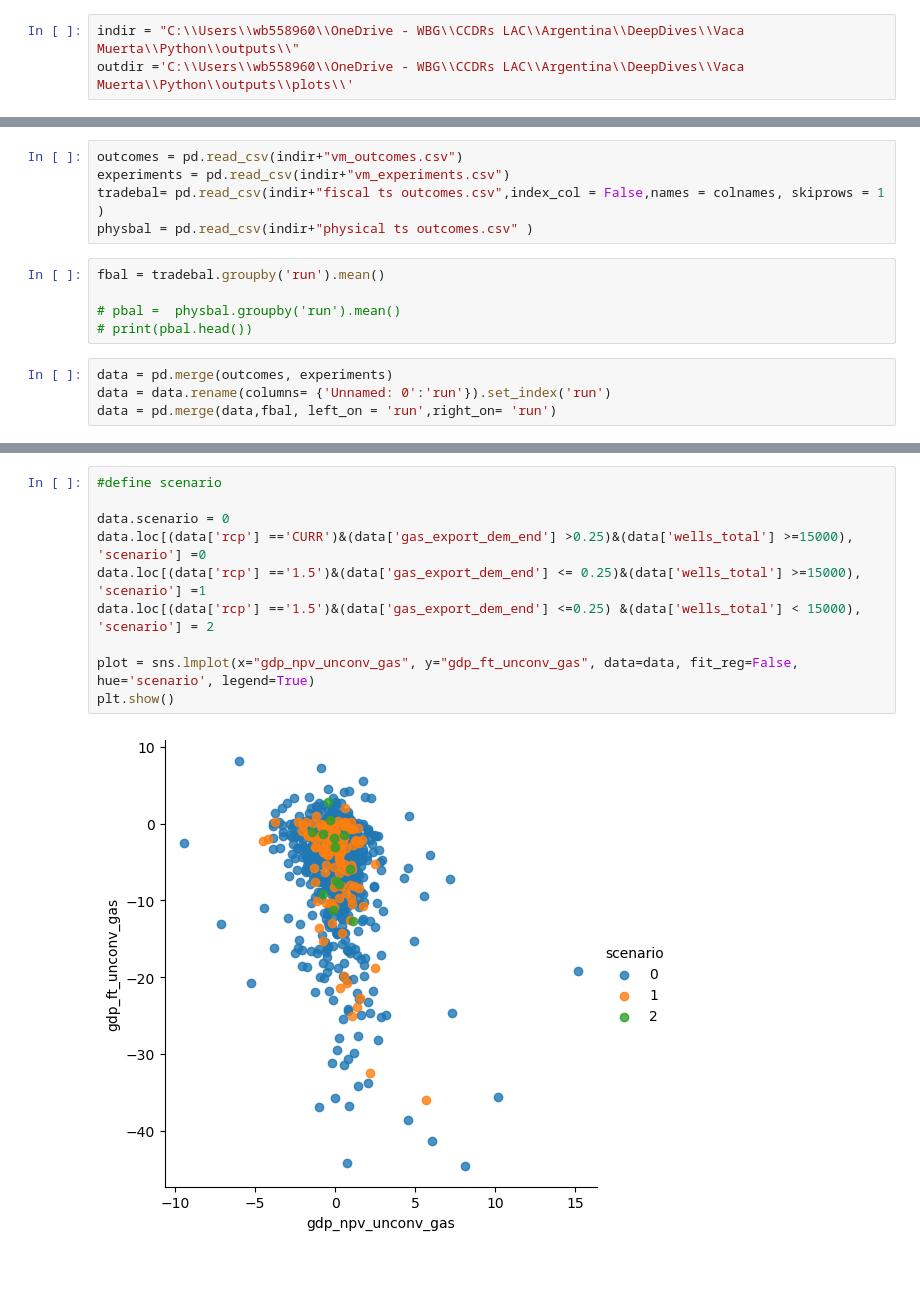
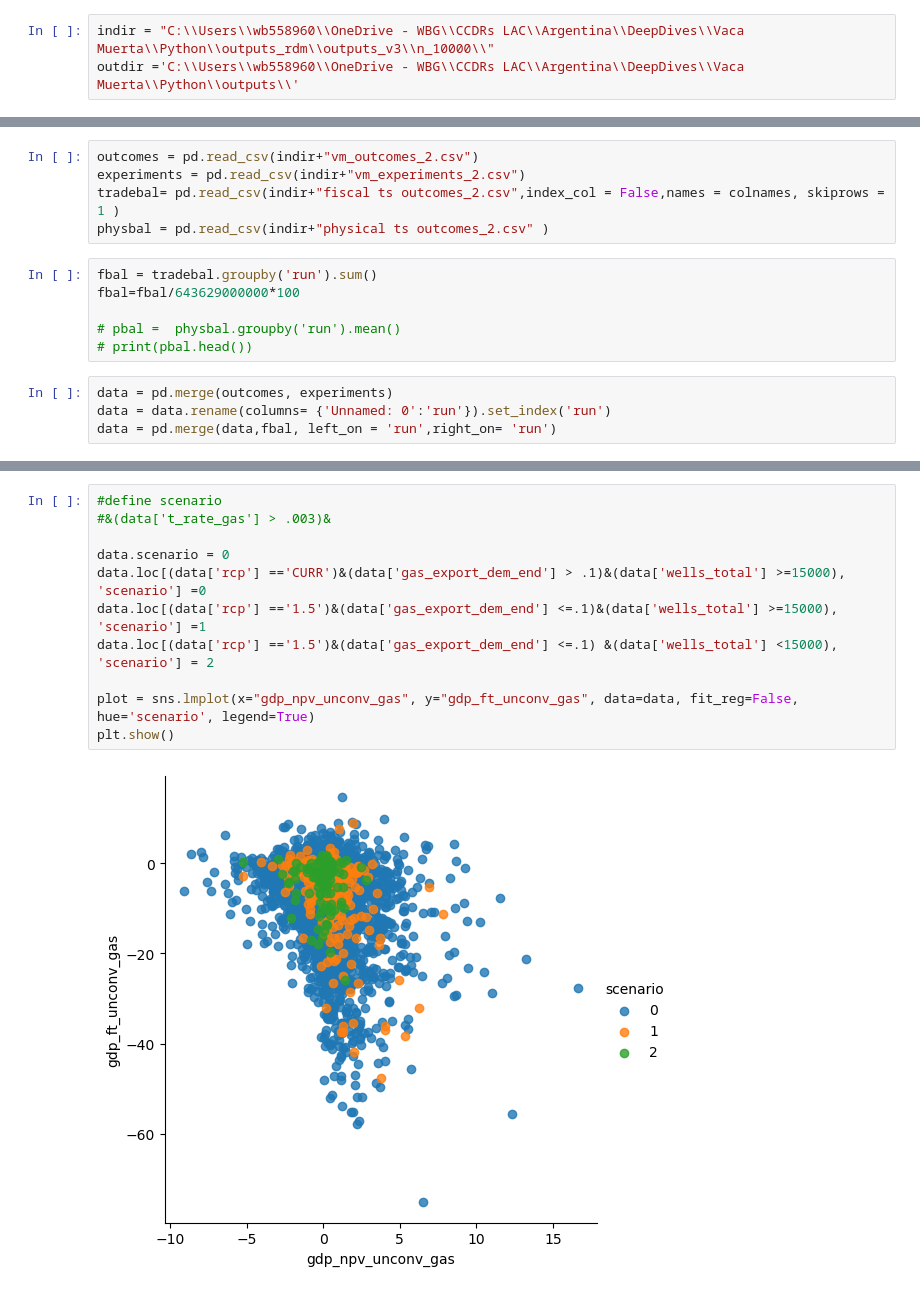
Before and after one commit to worldbank/Vacauerta, a Jupyter notebook: src/flipped.ipynb, the cells around one changed output, grey strips where cells are left out. Drawn from its saved outputs; the diff is of its cells as text.

```diff
--- a/src/flipped.ipynb
+++ b/src/flipped.ipynb
@@ -24,8 +25,8 @@ from ema_workbench.analysis import dimensional_stacking
 os.chdir('C:\\Users\\wb558960\\OneDrive - WBG\\CCDRs LAC\\Argentina\\DeepDives\\Vaca Muerta\\Python\\src')
 #print("Current working directory: {0}".format(os.getcwd()))
 # %%
-indir = "C:\\Users\\wb558960\\OneDrive - WBG\\CCDRs LAC\\Argentina\\DeepDives\\Vaca Muerta\\Python\\outputs\\"
-outdir ='C:\\Users\\wb558960\\OneDrive - WBG\\CCDRs LAC\\Argentina\\DeepDives\\Vaca Muerta\\Python\\outputs\\plots\\'
+indir = "C:\\Users\\wb558960\\OneDrive - WBG\\CCDRs LAC\\Argentina\\DeepDives\\Vaca Muerta\\Python\\outputs_rdm\\outputs_v3\\n_10000\\"
+outdir ='C:\\Users\\wb558960\\OneDrive - WBG\\CCDRs LAC\\Argentina\\DeepDives\\Vaca Muerta\\Python\\outputs\\'
 # %%
 colnames= ['year','run','Conv_gas_price','Unconv_gas_price','Conv_oil_price','Unconv_oil_price',
 'Conv_gas_ds_capex','Unconv_gas_ds_capex','Conv_oil_ds_capex','Unconv_oil_ds_capex',
@@ -41,12 +42,13 @@ colnames= ['year','run','Conv_gas_price','Unconv_gas_price','Conv_oil_price','Un
 'Conv_gas_starts','Unconv_gas_starts','Conv_oil_starts','Unconv_oil_starts',
 'Conv_gas_discount_factor','Unconv_gas_discount_factor','Conv_oil_discount_factor','Unconv_oil_discount_factor']
 # %%
-outcomes = pd.read_csv(indir+"vm_outcomes.csv")
-experiments = pd.read_csv(indir+"vm_experiments.csv")
-tradebal= pd.read_csv(indir+"fiscal ts outcomes.csv",index_col = False,names = colnames, skiprows = 1 )
-physbal = pd.read_csv(indir+"physical ts outcomes.csv" )
+outcomes = pd.read_csv(indir+"vm_outcomes_2.csv")
+experiments = pd.read_csv(indir+"vm_experiments_2.csv")
+tradebal= pd.read_csv(indir+"fiscal ts outcomes_2.csv",index_col = False,names = colnames, skiprows = 1 )
+physbal = pd.read_csv(indir+"physical ts outcomes_2.csv" )
 # %%
-fbal = tradebal.groupby('run').mean()
+fbal = tradebal.groupby('run').sum()
+fbal=fbal/643629000000*100
 
 # pbal =  physbal.groupby('run').mean()
 # print(pbal.head())
@@ -57,12 +71,13 @@ data = pd.merge(data,fbal, left_on = 'run',right_on= 'run')
 # %%
 #define scenario
+#&(data['t_rate_gas'] > .003)&
 
 data.scenario = 0
-data.loc[(data['rcp'] =='CURR')&(data['gas_export_dem_end'] >0.25)&(data['wells_total'] >=15000), 'scenario'] =0
-data.loc[(data['rcp'] =='1.5')&(data['gas_export_dem_end'] <= 0.25)&(data['wells_total'] >=15000), 'scenario'] =1
-data.loc[(data['rcp'] =='1.5')&(data['gas_export_dem_end'] <=0.25) &(data['wells_total'] < 15000), 'scenario'] = 2
+data.loc[(data['rcp'] =='CURR')&(data['gas_export_dem_end'] > .1)&(data['wells_total'] >=15000), 'scenario'] =0
+data.loc[(data['rcp'] =='1.5')&(data['gas_export_dem_end'] <=.1)&(data['wells_total'] >=15000), 'scenario'] =1
+data.loc[(data['rcp'] =='1.5')&(data['gas_export_dem_end'] <=.1) &(data['wells_total'] <15000), 'scenario'] = 2
 
 plot = sns.lmplot(x="gdp_npv_unconv_gas", y="gdp_ft_unconv_gas", data=data, fit_reg=False, hue='scenario', legend=True)
 plt.show()
 # %% [output]
-[figure, old version]
+[figure, new version]
```
Also changed, not shown: parts of 82 cells of this notebook, 4 other files.
